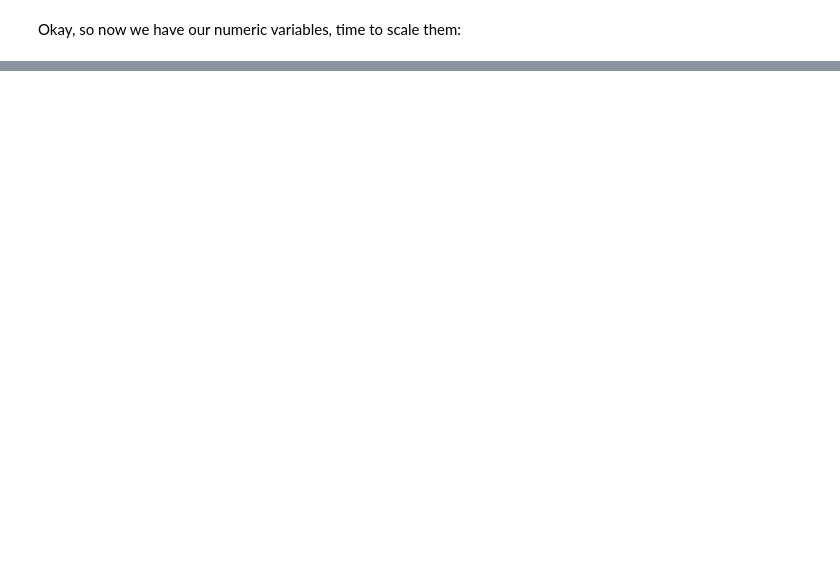
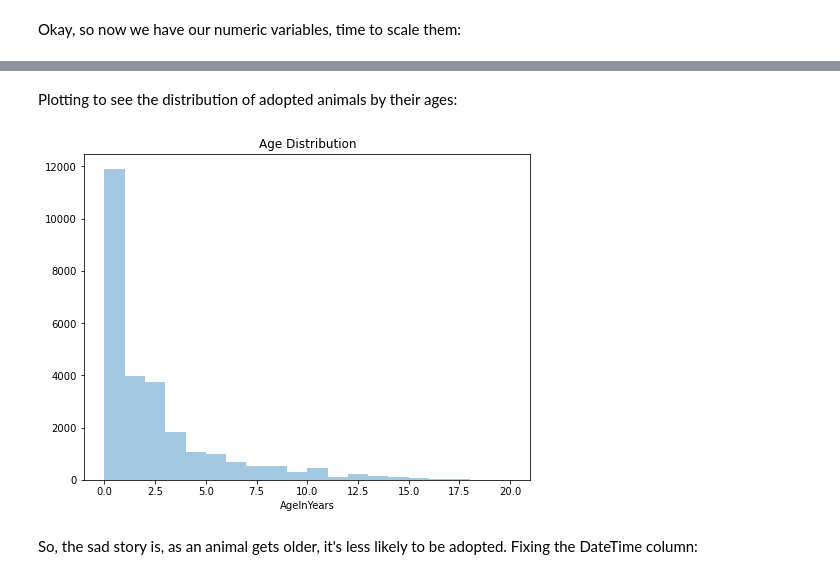
Before and after one commit to HRL-dev/GA_Hackathon, a Jupyter notebook: Cleaning_and_Modeling.ipynb, the cells around one changed output, grey strips where cells are left out. Cells and saved outputs as stored; diff of their text form; code cells hidden in the pictures; blank space fills up the shorter version.

```diff
--- a/Cleaning_and_Modeling.ipynb
+++ b/Cleaning_and_Modeling.ipynb
@@ -175,0 +399,25 @@ X_test_sc = sc.transform(X_test)
+# %%
+def calc_age_in_years(x):
+    x = str(x)
+    if x == 'nan': return 0
+    age = int(x.split()[0])
+    if x.find('year') > -1: return age
+    if x.find('month')> -1: return age / 12.
+    if x.find('week')> -1: return age / 52.
+    if x.find('day')> -1: return age / 365.
+    else: return 0
+# %%
+pets['AgeInYears'] = pets.AgeuponOutcome.apply(calc_age_in_years)
+# %% [markdown]
+Plotting to see the distribution of adopted animals by their ages:
+# %%
+figure = (8, 6)
+fig, ax = plt.subplots(figsize = figure)
+
+plt.title('Age Distribution')
+
+sns.distplot(pets.AgeInYears, bins = 20, ax = ax, kde=False);
+# %% [output]
+[figure, added]
+# %% [markdown]
+So, the sad story is, as an animal gets older, it's less likely to be adopted. Fixing the DateTime column:
```
Also changed, not shown: parts of 91 cells of this notebook, 2 other files.
